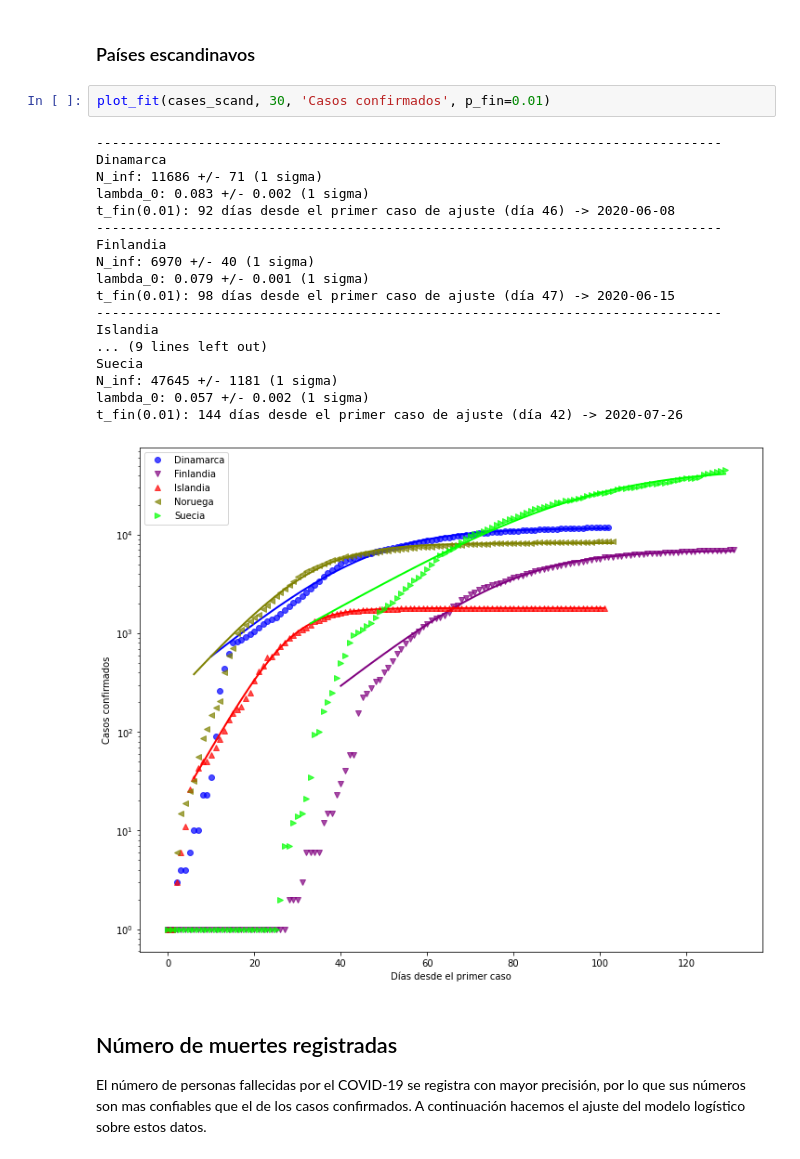
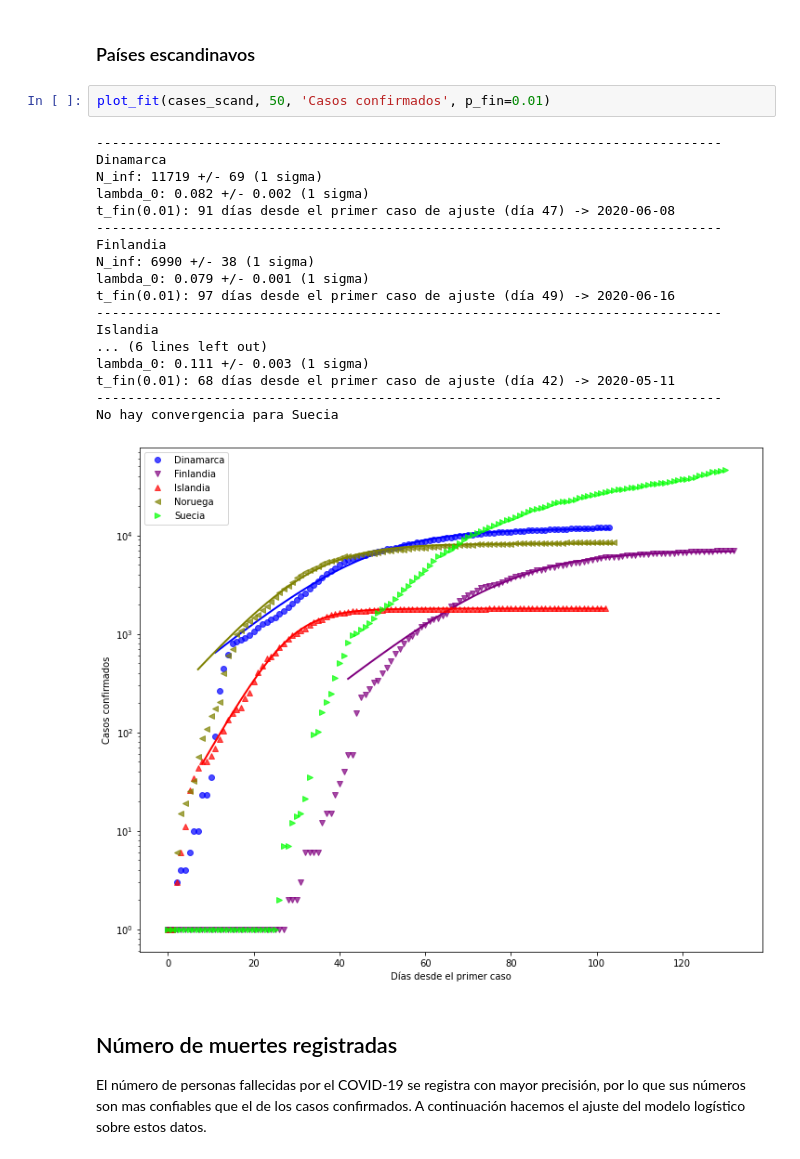
Before and after one commit to manuxch/logistic-covid19, a Jupyter notebook: Logistic_model_COVID-19.ipynb, the cells around one changed output. Drawn from its saved outputs; the diff is of its cells as text.

```diff
--- a/Logistic_model_COVID-19.ipynb
+++ b/Logistic_model_COVID-19.ipynb
@@ -226,26 +226,26 @@ t_fin(0.01): 86 días desde el primer caso de ajuste (día 54) -> 2020-06-10
 # %% [markdown]
 ### Países escandinavos
 # %%
-plot_fit(cases_scand, 30, 'Casos confirmados', p_fin=0.01)
+plot_fit(cases_scand, 50, 'Casos confirmados', p_fin=0.01)
 # %% [output]
 --------------------------------------------------------------------------------
 Dinamarca
-N_inf: 11686 +/- 71 (1 sigma)
-lambda_0: 0.083 +/- 0.002 (1 sigma)
-t_fin(0.01): 92 días desde el primer caso de ajuste (día 46) -> 2020-06-08
+N_inf: 11719 +/- 69 (1 sigma)
+lambda_0: 0.082 +/- 0.002 (1 sigma)
+t_fin(0.01): 91 días desde el primer caso de ajuste (día 47) -> 2020-06-08
 --------------------------------------------------------------------------------
 Finlandia
-N_inf: 6970 +/- 40 (1 sigma)
+N_inf: 6990 +/- 38 (1 sigma)
 lambda_0: 0.079 +/- 0.001 (1 sigma)
-t_fin(0.01): 98 días desde el primer caso de ajuste (día 47) -> 2020-06-15
+t_fin(0.01): 97 días desde el primer caso de ajuste (día 49) -> 2020-06-16
 --------------------------------------------------------------------------------
 Islandia
-... (9 lines left out)
-Suecia
-N_inf: 47645 +/- 1181 (1 sigma)
-lambda_0: 0.057 +/- 0.002 (1 sigma)
-t_fin(0.01): 144 días desde el primer caso de ajuste (día 42) -> 2020-07-26
+... (6 lines left out)
+lambda_0: 0.111 +/- 0.003 (1 sigma)
+t_fin(0.01): 68 días desde el primer caso de ajuste (día 42) -> 2020-05-11
+--------------------------------------------------------------------------------
+No hay convergencia para Suecia
-[figure, old version]
+[figure, new version]
 # %% [markdown]
 ## Número de muertes registradas
 
```
Also changed, not shown: parts of 8 cells of this notebook.
